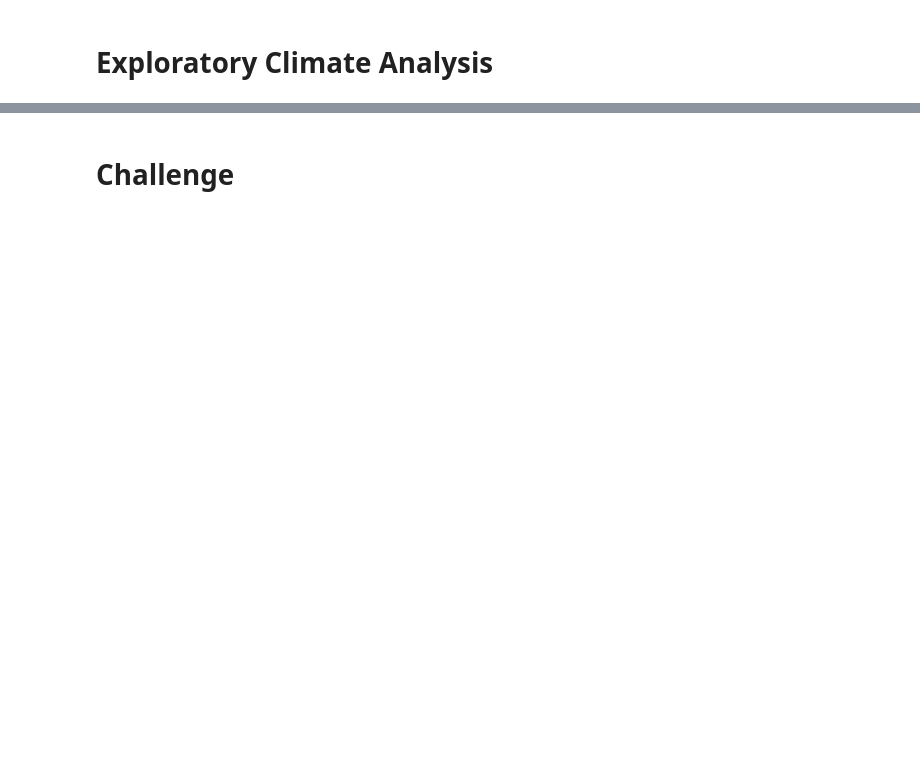
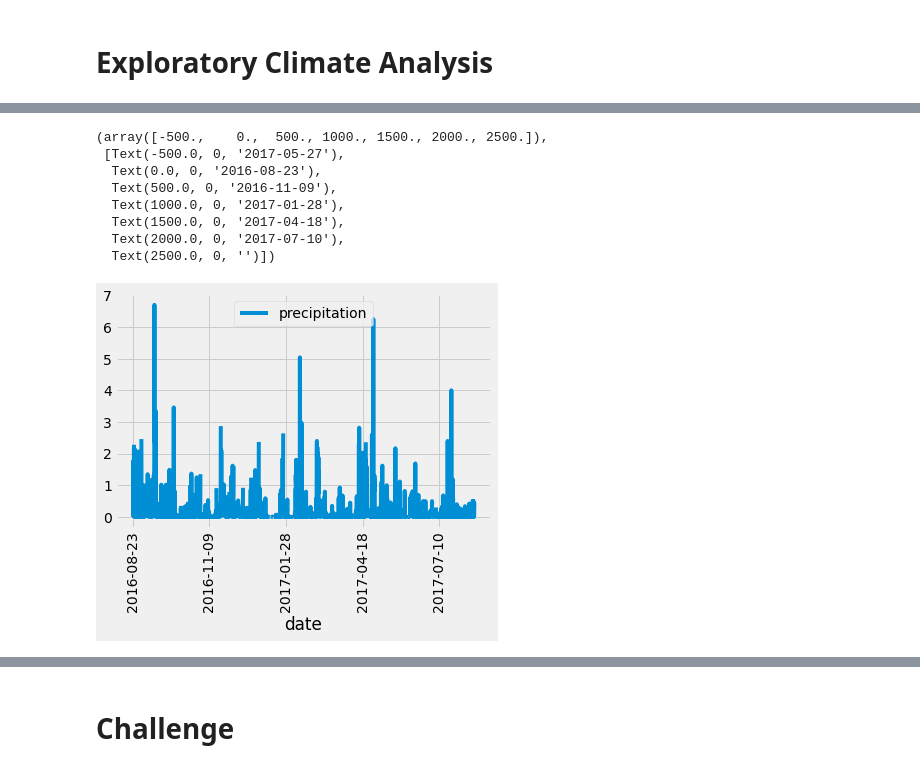
Before and after one commit to Nino-gb/surfs_up, a Jupyter notebook: climate_analysis.ipynb, the cells around one changed output, grey strips where cells are left out. Saved outputs shown, nothing was run; the diff lists cells and outputs as text; code cells hidden in the pictures; blank space fills up the shorter version.

Commit message:
completed precipitation analysis.

```diff
--- a/climate_analysis.ipynb
+++ b/climate_analysis.ipynb
@@ -51,0 +69,6 @@ session = Session(engine)
+# %%
+# Save the query results as a Pandas DataFrame and set the index to the date column
+# we need to provide our results variable as one parameter and specify the column names as our second parameter
+# This saves our query results in two columns, date and precipitation
+df = pd.DataFrame(results, columns=['date','precipitation'])
+df
@@ -51,0 +89,7 @@ session = Session(engine)
+# %%
+
+# we want the index column to be the date column, so we'll need to get rid of the first column row numbers
+# set the index to the date column. This will make the date column the first column
+# We can use the variable inplace to specify whether or not we want to create a new DataFrame.
+df.set_index(df['date'], inplace=True)
+print(df)
@@ -51,0 +134,7 @@ session = Session(engine)
+# %%
+# Sort the dataframe by date (organize date in chronological order)
+# sort the values by date using the sort_index() function
+df = df.sort_index()
+
+# run to print the sorted list without the index
+print(df.to_string(index=False))
@@ -52,2 +159,16 @@ session = Session(engine)
+# %%
+# Use Pandas Plotting with Matplotlib to plot the data
+df.plot()
+plt.xticks(rotation=90)
+# %% [output]
+(array([-500.,    0.,  500., 1000., 1500., 2000., 2500.]),
+ [Text(-500.0, 0, '2017-05-27'),
+  Text(0.0, 0, '2016-08-23'),
+  Text(500.0, 0, '2016-11-09'),
+  Text(1000.0, 0, '2017-01-28'),
+  Text(1500.0, 0, '2017-04-18'),
+  Text(2000.0, 0, '2017-07-10'),
+  Text(2500.0, 0, '')])
+[figure, added]
 # %%
 # Use Pandas to calcualte the summary statistics for the precipitation data
```
Also changed, not shown: parts of 8 cells of this notebook.
